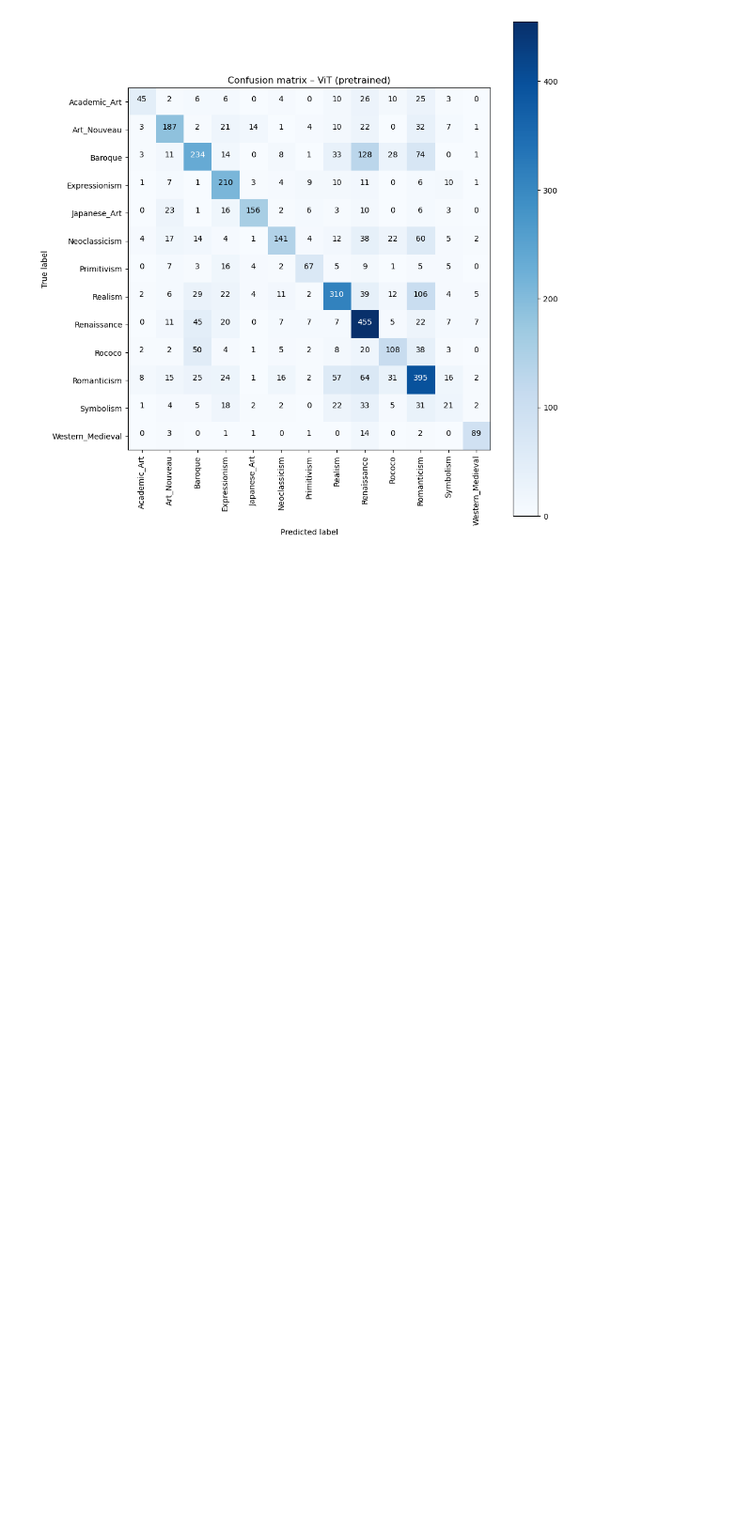
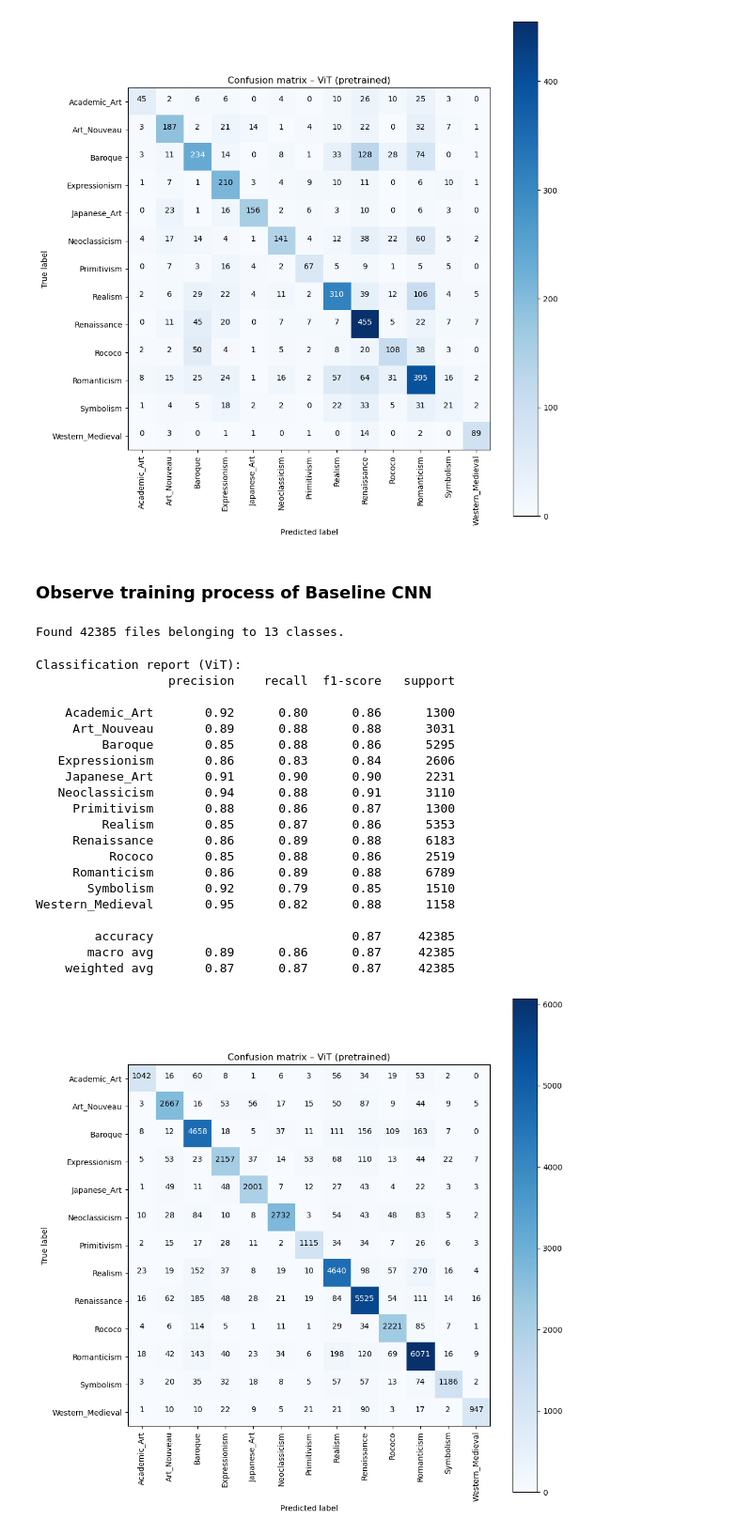
Before and after one commit to jasonllai/Art-Styles-Classification, a Jupyter notebook: code.ipynb, the cells around one changed output. Shown at 94% size. Drawn from its saved outputs; the diff is of its cells as text; code cells hidden in the pictures; blank space fills up the shorter version.

```diff
--- a/code.ipynb
+++ b/code.ipynb
@@ -447,3 +273,83 @@ Western_Medieval       0.81      0.80      0.81       111
     weighted avg       0.58      0.57      0.57      4224
 2025-12-08 12:16:52.411935: I tensorflow/core/framework/local_rendezvous.cc:407] Local rendezvous is aborting with status: OUT_OF_RANGE: End of sequence
 [figure]
+# %% [markdown]
+### Observe training process of Baseline CNN
+# %%
+cnn_model = keras.models.load_model("./models/art_style_cnn")
+# %%
+cnn_test_ds = tf.keras.utils.image_dataset_from_directory(
+    DATA_ROOT,
+    label_mode="int",
+    image_size=(512, 512),  # same as training
+    batch_size=BATCH_SIZE,
+    shuffle=False,
+)
+
+cnn_test_ds = cnn_test_ds.prefetch(tf.data.AUTOTUNE)
+# %% [output]
+Found 42385 files belonging to 13 classes.
+# %%
+# Get predictions
+y_true = []
+y_pred = []
+
+for batch_images, batch_labels in cnn_test_ds:
+    preds = cnn_model.predict(batch_images, verbose=0)
+    y_true.extend(batch_labels.numpy())
+    y_pred.extend(np.argmax(preds, axis=1))
+
+y_true = np.array(y_true)
+y_pred = np.array(y_pred)
+
+# Classification report
+print("Classification report (ViT):")
+print(classification_report(y_true, y_pred, target_names=class_names))
+
+# Confusion matrix
+cm = confusion_matrix(y_true, y_pred)
+
+plt.figure(figsize=(10, 10))
+plt.imshow(cm, interpolation="nearest", cmap=plt.cm.Blues)
+plt.title("Confusion matrix – ViT (pretrained)")
+plt.colorbar()
+tick_marks = np.arange(len(class_names))
+plt.xticks(tick_marks, class_names, rotation=90)
+plt.yticks(tick_marks, class_names)
+
+thresh = cm.max() / 2.0
+for i, j in itertools.product(range(cm.shape[0]), range(cm.shape[1])):
+    plt.text(
+        j,
+        i,
+        format(cm[i, j], "d"),
+        horizontalalignment="center",
+        color="white" if cm[i, j] > thresh else "black",
+    )
+
+plt.ylabel("True label")
+plt.xlabel("Predicted label")
+plt.tight_layout()
+plt.show()
+# %% [output]
+Classification report (ViT):
+                  precision    recall  f1-score   support
+
+    Academic_Art       0.92      0.80      0.86      1300
+     Art_Nouveau       0.89      0.88      0.88      3031
+         Baroque       0.85      0.88      0.86      5295
+   Expressionism       0.86      0.83      0.84      2606
+    Japanese_Art       0.91      0.90      0.90      2231
+   Neoclassicism       0.94      0.88      0.91      3110
+     Primitivism       0.88      0.86      0.87      1300
+         Realism       0.85      0.87      0.86      5353
+     Renaissance       0.86      0.89      0.88      6183
+          Rococo       0.85      0.88      0.86      2519
+     Romanticism       0.86      0.89      0.88      6789
+       Symbolism       0.92      0.79      0.85      1510
+Western_Medieval       0.95      0.82      0.88      1158
+
+        accuracy                           0.87     42385
+       macro avg       0.89      0.86      0.87     42385
+    weighted avg       0.87      0.87      0.87     42385
+[figure, added]
```
Also changed, not shown: parts of 15 cells of this notebook.
